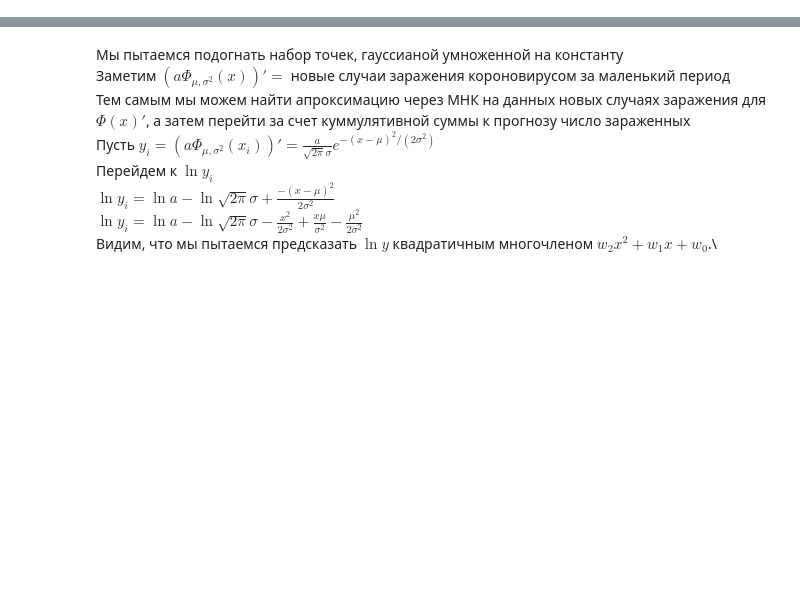
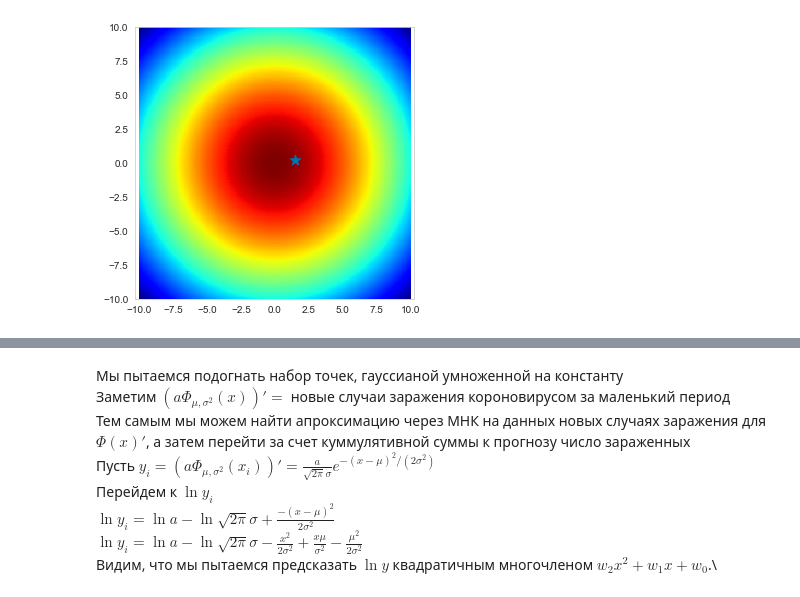
Before and after one commit to sali1997s/MADE_advance_ml, a Jupyter notebook: Homework_02.ipynb, the cells around one changed output, grey strips where cells are left out. Drawn from its saved outputs; the diff is of its cells as text; code cells hidden in the pictures; blank space fills up the shorter version.

```diff
--- a/Homework_02.ipynb
+++ b/Homework_02.ipynb
@@ -76,0 +86,29 @@ MSE test (in terms of exp):  45320538466.77417
+# %%
+N = 250
+X = np.linspace(-10, 10, N)
+Y = np.linspace(-10, 10, N)
+X, Y = np.meshgrid(X, Y)
+
+pos = np.empty(X.shape + (2,))
+pos[:, :, 0] = X
+pos[:, :, 1] = Y
+# %%
+sigma = np.sqrt(mse(linear_regression.predict(X_train),y_train))
+w_1 = linear_regression.coef_[0]
+w_0 = linear_regression.intercept_
+
+def myplot_heatmap(Z, print_point = True):
+    # Make the plot
+    plt.axis('equal')
+    plt.pcolormesh(X, Y, Z, cmap=plt.cm.jet)
+    if print_point:
+        plt.scatter(w_0, w_1, marker='*', s=120)
+
+# априорное распределение параметров w
+cur_mu, cur_sigma = np.array([0, 0]), np.array([[100, 0], [0, 100]])
+Z = multivariate_normal.pdf(pos, mean=cur_mu, cov=cur_sigma)
+
+fig = plt.figure(figsize=(5, 5))
+myplot_heatmap(Z)
+# %% [output]
+[figure, added]
```
Also changed, not shown: parts of 31 cells of this notebook.
